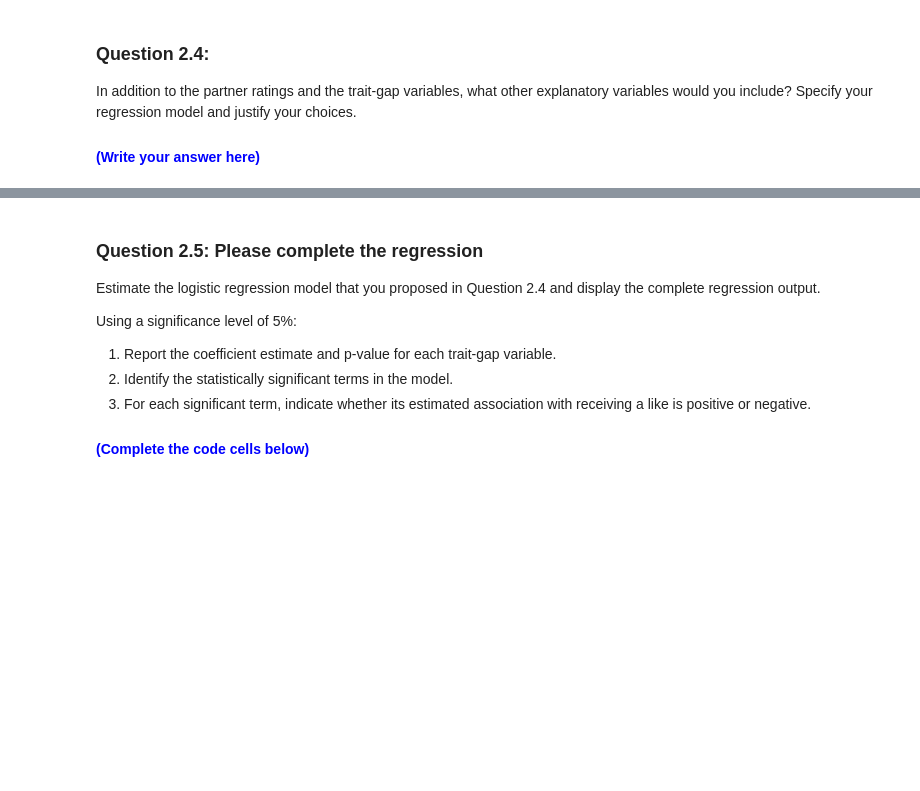
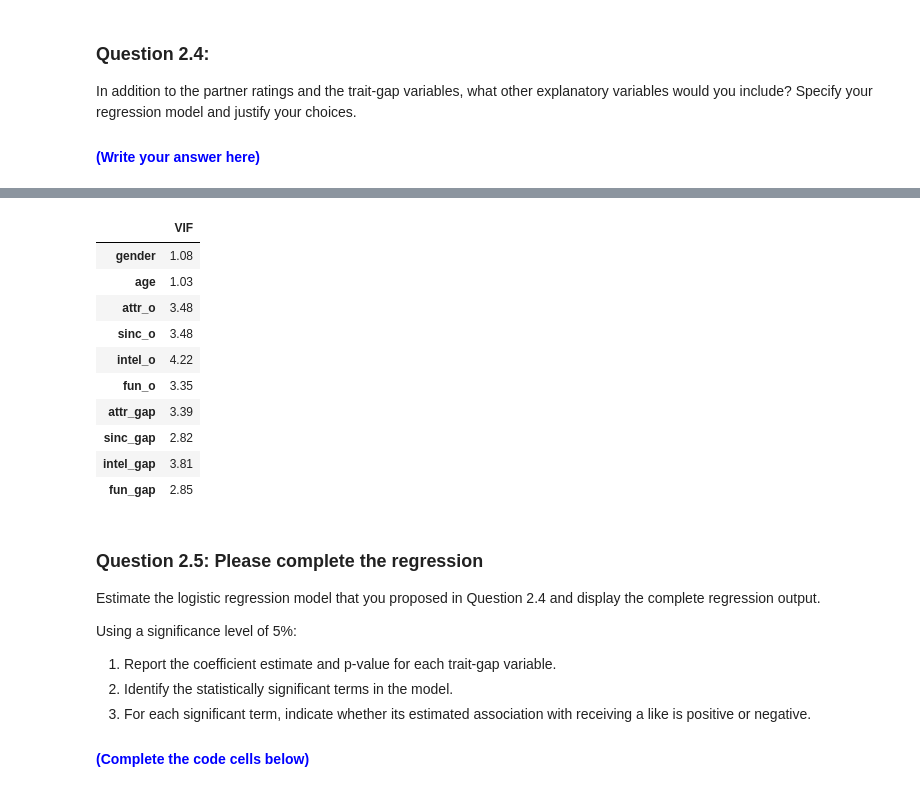
Before and after one commit to xiaogouyy/Movie_box_office_Prediction, a Jupyter notebook: Asignment_2_upload/Assignment 2_Questions.ipynb, the cells around one changed output, grey strips where cells are left out. Saved outputs shown, nothing was run; the diff lists cells and outputs as text; code cells hidden in the pictures; blank space fills up the shorter version.

```diff
--- a/Asignment_2_upload/Assignment 2_Questions.ipynb
+++ b/Asignment_2_upload/Assignment 2_Questions.ipynb
@@ -537,3 +596,23 @@ In addition to the partner ratings and the trait-gap variables, what other expla
+# %%
+#----- check multicollinearity of the proposed predictors (VIF)
+X_check = MS(["gender", "age", "attr_o", "sinc_o", "intel_o", "fun_o",
+              "attr_gap", "sinc_gap", "intel_gap", "fun_gap"]).fit_transform(dating_sample_gap)
+
+vif = pd.DataFrame({"VIF": [VIF(X_check.values, i) for i in range(1, X_check.shape[1])]},
+                   index=X_check.columns[1:])
+vif.round(2)
+# %% [output]
+|  | VIF |
+| gender | 1.08 |
+| age | 1.03 |
+| attr_o | 3.48 |
+| sinc_o | 3.48 |
+| intel_o | 4.22 |
+| fun_o | 3.35 |
+| attr_gap | 3.39 |
+| sinc_gap | 2.82 |
+| intel_gap | 3.81 |
+| fun_gap | 2.85 |
 # %% [markdown]
 ### Question 2.5: Please complete the regression
 
```
Also changed, not shown: parts of 6 cells of this notebook, 1 other file.
